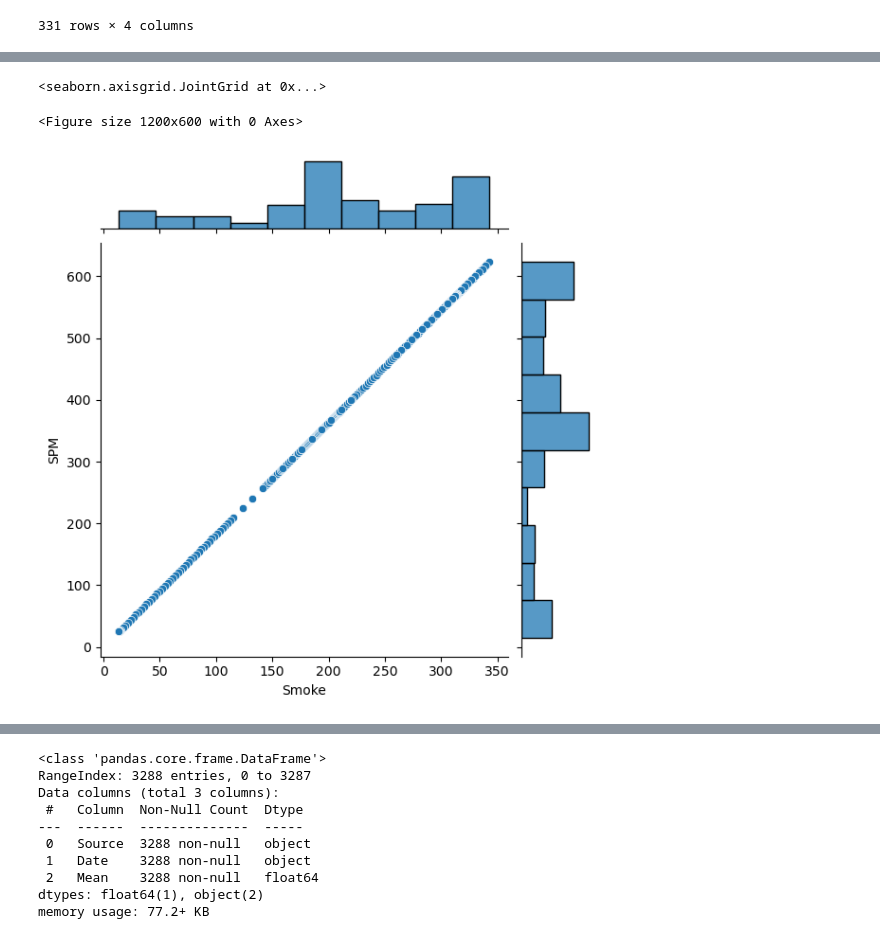
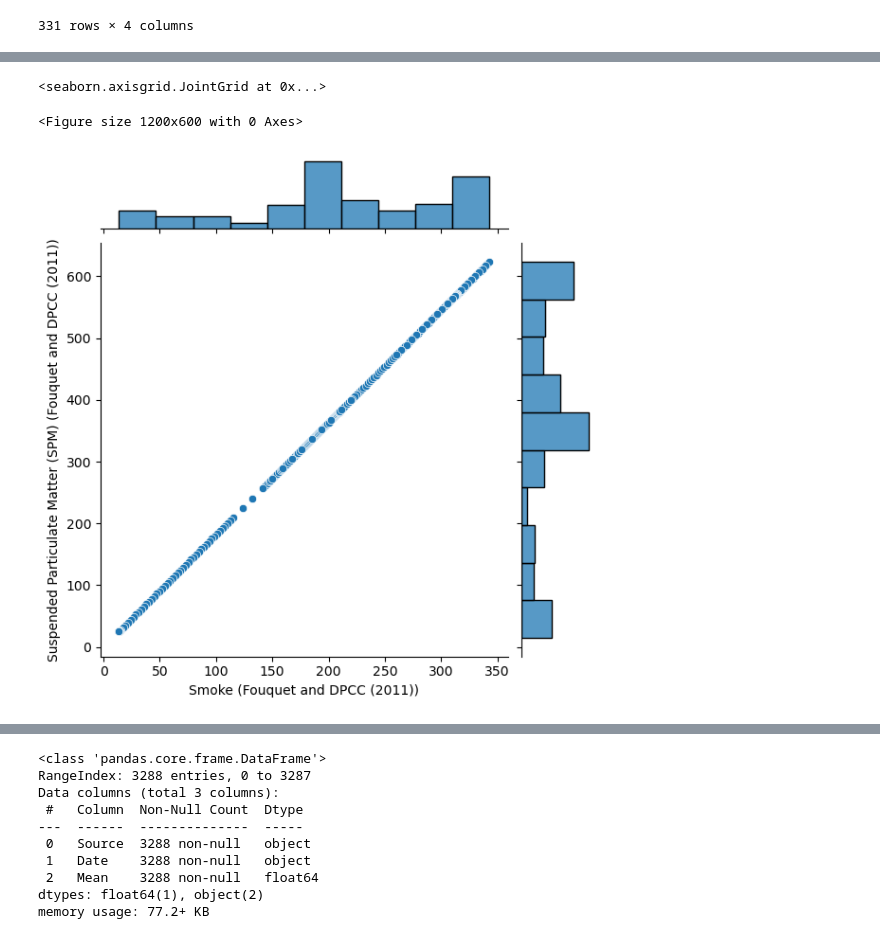
Before and after one commit to notfakearcher/yanjun, a Jupyter notebook: time-series/01_practice/practice1.ipynb, the cells around one changed output, grey strips where cells are left out. Saved outputs shown, nothing was run; the diff lists cells and outputs as text; code cells hidden in the pictures.

```diff
--- a/time-series/01_practice/practice1.ipynb
+++ b/time-series/01_practice/practice1.ipynb
@@ -71,7 +116,7 @@ pollution1['Year'] = pollution1['Year'].apply(lambda x: datetime.strptime(str(x)
 # %%
 plt.figure(figsize = (12,6))
-sns.jointplot(data = pollution1, x = 'Smoke', y = 'SPM', edgecolor = 'white')
+sns.jointplot(data = pollution, x = 'Smoke (Fouquet and DPCC (2011))', y = 'Suspended Particulate Matter (SPM) (Fouquet and DPCC (2011))', edgecolor = 'white')
 # %% [output]
 <seaborn.axisgrid.JointGrid at 0x...>
 <Figure size 1200x600 with 0 Axes>
-[figure, old version]
+[figure, new version]
```
Also changed, not shown: parts of 27 cells of this notebook.
